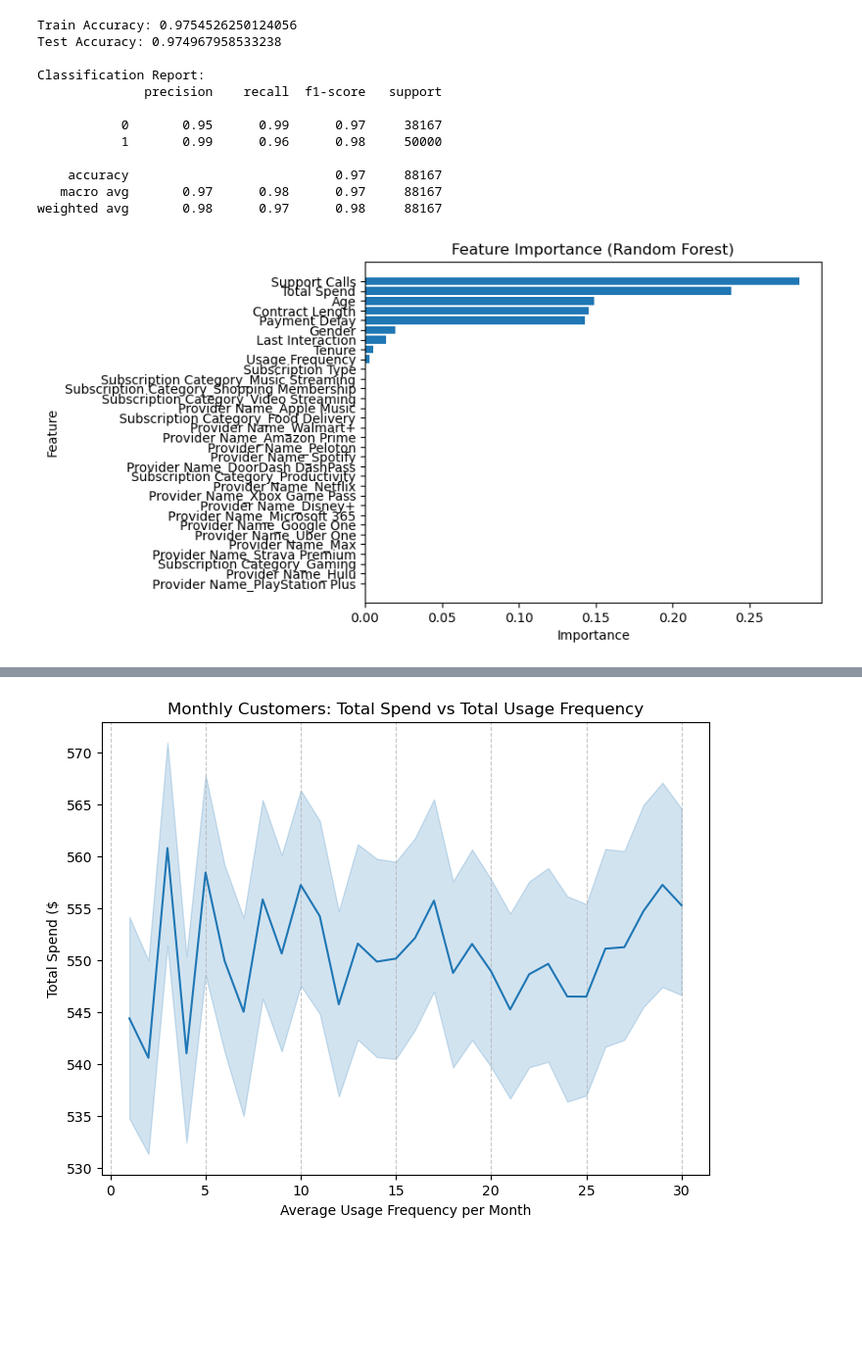
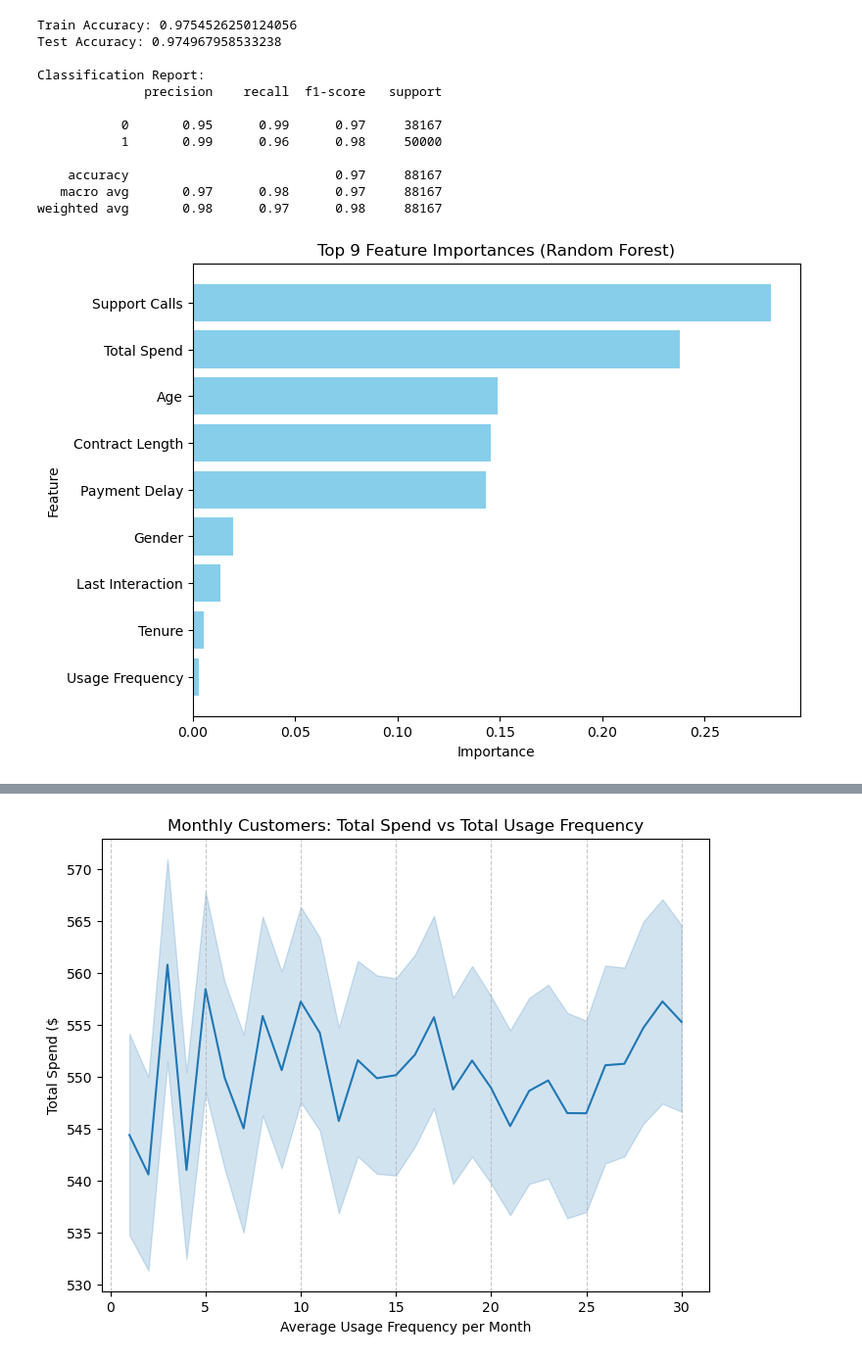
Before and after one commit to jaydenrrr22/CapstoneProject, a Jupyter notebook: data_analysis/SpendingAnalysis_Trace (1).ipynb, the cells around one changed output, grey strips where cells are left out. Shown at 98% size. Saved outputs shown, nothing was run; the diff lists cells and outputs as text; code cells hidden in the pictures; blank space fills up the shorter version.

Commit message:
Reconstructed feature importance with new_df

```diff
--- a/data_analysis/SpendingAnalysis_Trace (1).ipynb
+++ b/data_analysis/SpendingAnalysis_Trace (1).ipynb
@@ -346,23 +348,26 @@ weighted avg       0.98      0.97      0.98     88167
 # %%
 importances = rf.feature_importances_
 features = X.columns
 
-# Create dataframe
+# Create dataframe and sort
 feat_df = pd.DataFrame({
     "feature": features,
     "importance": importances
 }).sort_values(by="importance", ascending=False)
 
+# Keep only top 10 features
+top_feat_df = feat_df.head(9)
+
 # Plot
-plt.figure()
-plt.barh(feat_df["feature"], feat_df["importance"])
+plt.figure(figsize=(8,6))
+plt.barh(top_feat_df["feature"], top_feat_df["importance"], color="skyblue")
 plt.gca().invert_yaxis()
 plt.xlabel("Importance")
 plt.ylabel("Feature")
-plt.title("Feature Importance (Random Forest)")
+plt.title("Top 9 Feature Importances (Random Forest)")
 plt.show()
 # %% [output]
-[figure, old version]
+[figure, new version]
 # %%
 #Sorting most important features
 top5 = top5.sort_values(by='importance', ascending=True)
```
Also changed, not shown: parts of 2 cells of this notebook.
